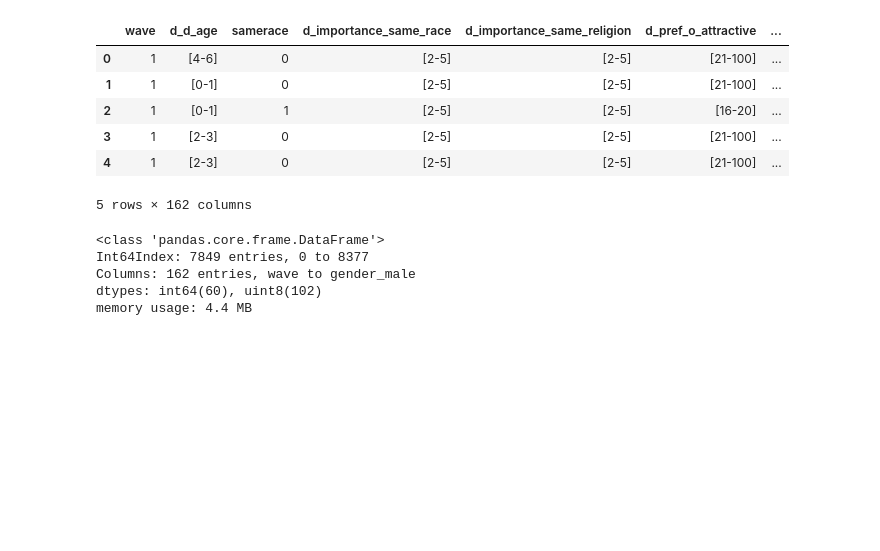
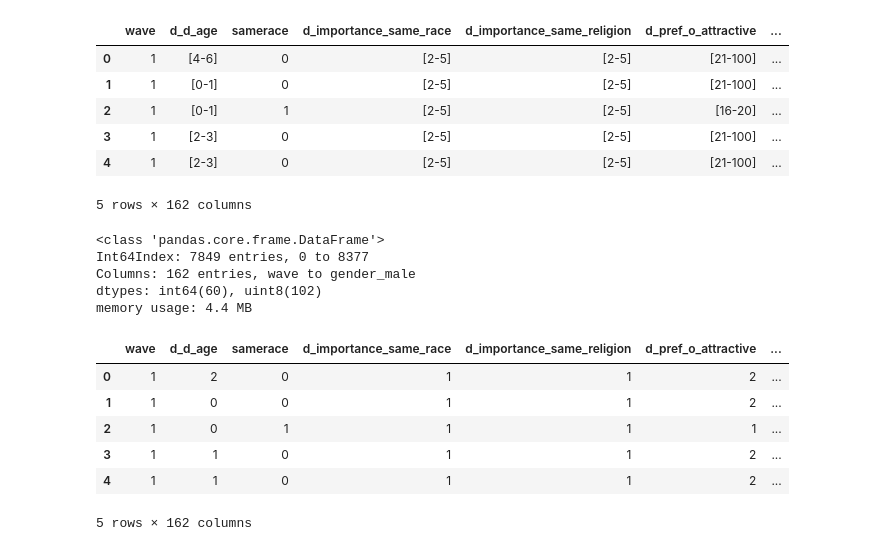
Before and after one commit to omgwenxx/machine_learning, a Jupyter notebook: assignment2/speeddating_preprocessing.ipynb, the cells around one changed output. Drawn from its saved outputs; the diff is of its cells as text; code cells hidden in the pictures; blank space fills up the shorter version.

```diff
--- a/assignment2/speeddating_preprocessing.ipynb
+++ b/assignment2/speeddating_preprocessing.ipynb
@@ -279,0 +280,10 @@ df.to_csv('../data/speeddating/speeddating_cat.csv', index=False)
+# %%
+df_cat.head()
+# %% [output]
+|  | wave | d_d_age | samerace | d_importance_same_race | d_importance_same_religion | d_pref_o_attractive | ... |
+| 0 | 1 | 2 | 0 | 1 | 1 | 2 | ... |
+| 1 | 1 | 0 | 0 | 1 | 1 | 2 | ... |
+| 2 | 1 | 0 | 1 | 1 | 1 | 1 | ... |
+| 3 | 1 | 1 | 0 | 1 | 1 | 2 | ... |
+| 4 | 1 | 1 | 0 | 1 | 1 | 2 | ... |
+5 rows × 162 columns
```
Also changed, not shown: parts of 2 cells of this notebook, 3 other files.
